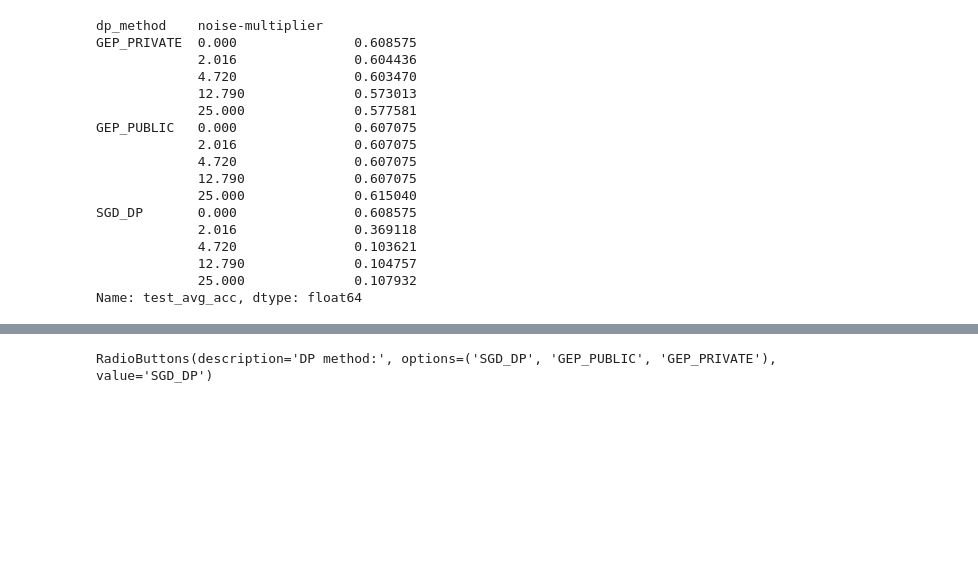
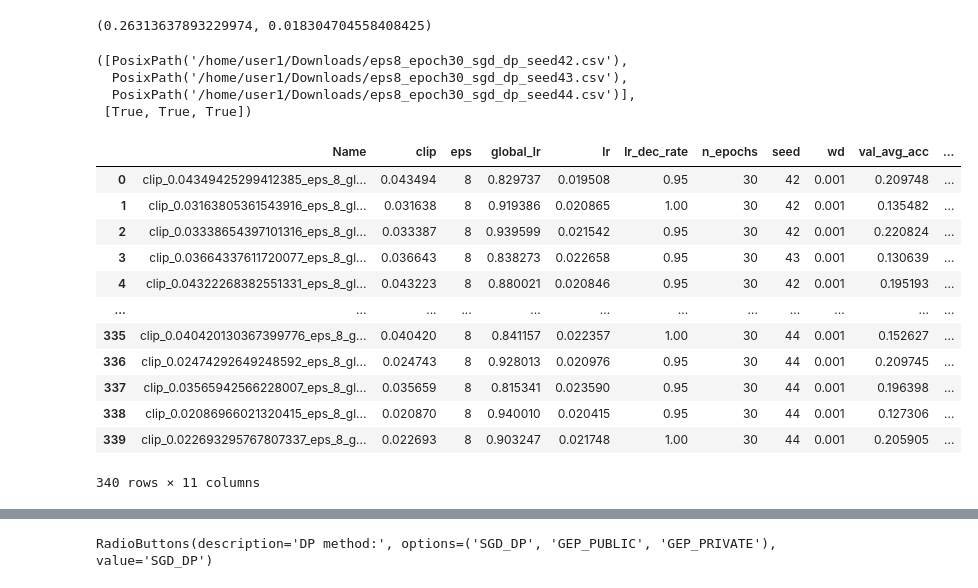
Before and after one commit to moshebeutel/fed_trainers, a Jupyter notebook: notebooks/experiment_analysis.ipynb, the cells around one changed output, grey strips where cells are left out. Saved outputs shown, nothing was run; the diff lists cells and outputs as text; code cells hidden in the pictures; blank space fills up the shorter version.

```diff
--- a/notebooks/experiment_analysis.ipynb
+++ b/notebooks/experiment_analysis.ipynb
@@ -35,20 +53,32 @@ df
 # %%
-df.groupby(['dp_method', 'noise-multiplier'])['test_avg_acc'].max()
+best = df.groupby(['seed'])['test_acc'].max()
+best.mean(), best.std()
 # %% [output]
-dp_method    noise-multiplier
-GEP_PRIVATE  0.000               0.608575
-             2.016               0.604436
-             4.720               0.603470
-             12.790              0.573013
-             25.000              0.577581
-GEP_PUBLIC   0.000               0.607075
-             2.016               0.607075
-             4.720               0.607075
-             12.790              0.607075
-             25.000              0.615040
-SGD_DP       0.000               0.608575
-             2.016               0.369118
-             4.720               0.103621
-             12.790              0.104757
-             25.000              0.107932
-Name: test_avg_acc, dtype: float64
+(0.26313637893229974, 0.018304704558408425)
+# %%
+csv_files = [ Path('/home/user1/Downloads/eps8_epoch30_sgd_dp_seed42.csv'), Path('/home/user1/Downloads/eps8_epoch30_sgd_dp_seed43.csv'), Path('/home/user1/Downloads/eps8_epoch30_sgd_dp_seed44.csv')]
+csv_files, [f.exists() for f in csv_files]
+# %% [output]
+([PosixPath('/home/user1/Downloads/eps8_epoch30_sgd_dp_seed42.csv'),
+  PosixPath('/home/user1/Downloads/eps8_epoch30_sgd_dp_seed43.csv'),
+  PosixPath('/home/user1/Downloads/eps8_epoch30_sgd_dp_seed44.csv')],
+ [True, True, True])
+# %%
+df_list = [pd.read_csv(f.as_posix()) for f in csv_files]
+
+df = pd.concat([pd.read_csv(f) for f in csv_files], ignore_index=True)
+df
+# %% [output]
+|  | Name | clip | eps | global_lr | lr | lr_dec_rate | n_epochs | seed | wd | val_avg_acc | ... |
+| 0 | clip_0.04349425299412385_eps_8_gl... | 0.043494 | 8 | 0.829737 | 0.019508 | 0.95 | 30 | 42 | 0.001 | 0.209748 | ... |
+| 1 | clip_0.03163805361543916_eps_8_gl... | 0.031638 | 8 | 0.919386 | 0.020865 | 1.00 | 30 | 42 | 0.001 | 0.135482 | ... |
+| 2 | clip_0.03338654397101316_eps_8_gl... | 0.033387 | 8 | 0.939599 | 0.021542 | 0.95 | 30 | 42 | 0.001 | 0.220824 | ... |
+| 3 | clip_0.03664337611720077_eps_8_gl... | 0.036643 | 8 | 0.838273 | 0.022658 | 0.95 | 30 | 43 | 0.001 | 0.130639 | ... |
+| 4 | clip_0.04322268382551331_eps_8_gl... | 0.043223 | 8 | 0.880021 | 0.020846 | 0.95 | 30 | 42 | 0.001 | 0.195193 | ... |
+| ... | ... | ... | ... | ... | ... | ... | ... | ... | ... | ... | ... |
+| 335 | clip_0.040420130367399776_eps_8_g... | 0.040420 | 8 | 0.841157 | 0.022357 | 1.00 | 30 | 44 | 0.001 | 0.152627 | ... |
+| 336 | clip_0.02474292649248592_eps_8_gl... | 0.024743 | 8 | 0.928013 | 0.020976 | 0.95 | 30 | 44 | 0.001 | 0.209745 | ... |
+| 337 | clip_0.03565942566228007_eps_8_gl... | 0.035659 | 8 | 0.815341 | 0.023590 | 0.95 | 30 | 44 | 0.001 | 0.196398 | ... |
+| 338 | clip_0.02086966021320415_eps_8_gl... | 0.020870 | 8 | 0.940010 | 0.020415 | 0.95 | 30 | 44 | 0.001 | 0.127306 | ... |
+| 339 | clip_0.022693295767807337_eps_8_g... | 0.022693 | 8 | 0.903247 | 0.021748 | 1.00 | 30 | 44 | 0.001 | 0.205905 | ... |
+340 rows × 11 columns
```
Also changed, not shown: parts of 7 cells of this notebook, 8 other files.
